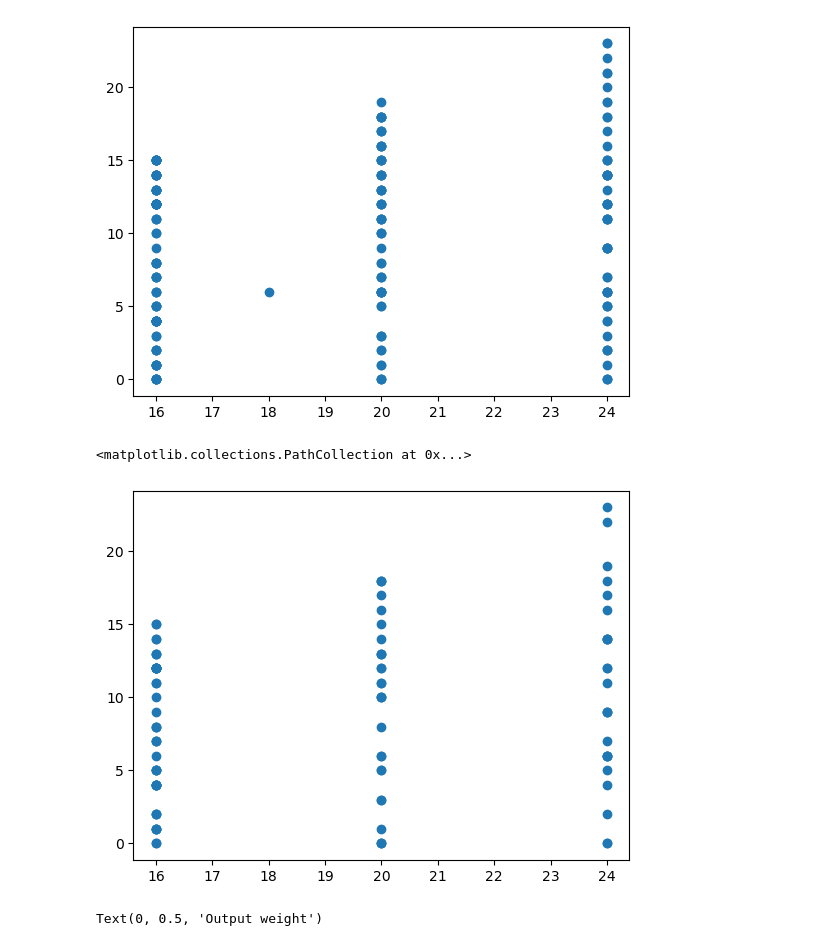
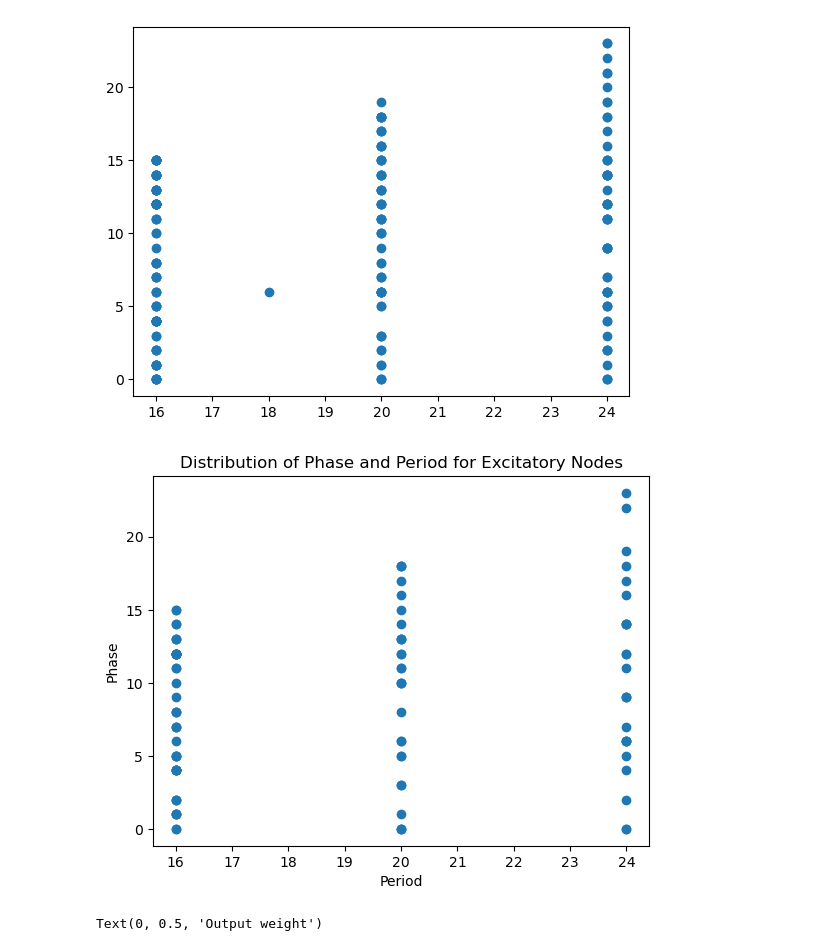
Before and after one commit to BeiGeJin/FBRNN, a Jupyter notebook: RNN/FORCE/FORCE_tracking_addshift.ipynb, the cells around one changed output. Cells and saved outputs as stored; diff of their text form; code cells hidden in the pictures.

Commit message:
add shift

```diff
--- a/RNN/FORCE/FORCE_tracking_addshift.ipynb
+++ b/RNN/FORCE/FORCE_tracking_addshift.ipynb
@@ -15,3 +14,7 @@ SAVEFIG = False
+# %%
+SAVEFIG = True
+filename = "addshift"
+date = "0626"
 # %%
 # Initializing matrix
 num_nodes = 200
@@ -137,18 +140,18 @@ jnn = mysys(weight_matrix, connectivity_matrix, init_gain, init_shift)
 ### Simulate Without Control
 # %%
 # Simulation Without Control
-x = sigmoid_np(init_gain * init_state.copy() - init_shift)
+x = sigmoid_np(init_gain * (init_state.copy() - init_shift))
 ug = init_state.copy() * 0
 us = init_state.copy() * 0
 xs_ff_init, outputs_ff_init = [x], []
 gainout= 2.5 # 1.15
-shiftout= -2 # -2.5
+shiftout= -2.5 # -2.5
 
 for i in time_points[:-1]:
 
     # output
     output_beforesig = output_weight_matrix @ x
-    output = sigmoid_np(gainout * output_beforesig - shiftout)
+    output = sigmoid_np(gainout * (output_beforesig - shiftout))
 
     # input
     this_input = inputs[:,i]
@@ -164,13 +167,13 @@ for i in time_points[:-1]:
 
 # final readout for x_T
 output_beforesig = output_weight_matrix @ x
-output = sigmoid_np(gainout * output_beforesig - shiftout)
+output = sigmoid_np(gainout * (output_beforesig - shiftout))
 outputs_ff_init.append(output.item())
 
 # Plot the output
 fig, ax = plt.subplots(figsize=(10, 5))
-plt.plot(time_points, outputs_ff_init)
-plt.plot(time_points, targets)
+plt.plot(time_points, outputs_ff_init, alpha = 0.5)
+plt.plot(time_points, targets, alpha = 0.5)
 plt.xlabel('Time')
 plt.ylabel('Output')
 plt.title('System Response Without Feedback Control')
@@ -233,9 +236,13 @@ plt.scatter(periods, phases)
 # %%
 # plot the periods and phases
 plt.scatter(np.array(periods)[node_type==1], np.array(phases)[node_type==1])
+plt.ylabel("Phase")
+plt.xlabel("Period")
+plt.title("Distribution of Phase and Period for Excitatory Nodes")
+if SAVEFIG:
+    plt.savefig(f"fig/{date}_{filename}_phase_period.png")
 # %% [output]
-<matplotlib.collections.PathCollection at 0x...>
-[figure, old version]
+[figure, new version]
 # %%
 # plot init_output_weight_matrix against phases
 plt.subplots()
```
Also changed, not shown: parts of 38 cells of this notebook, 16 other files.
